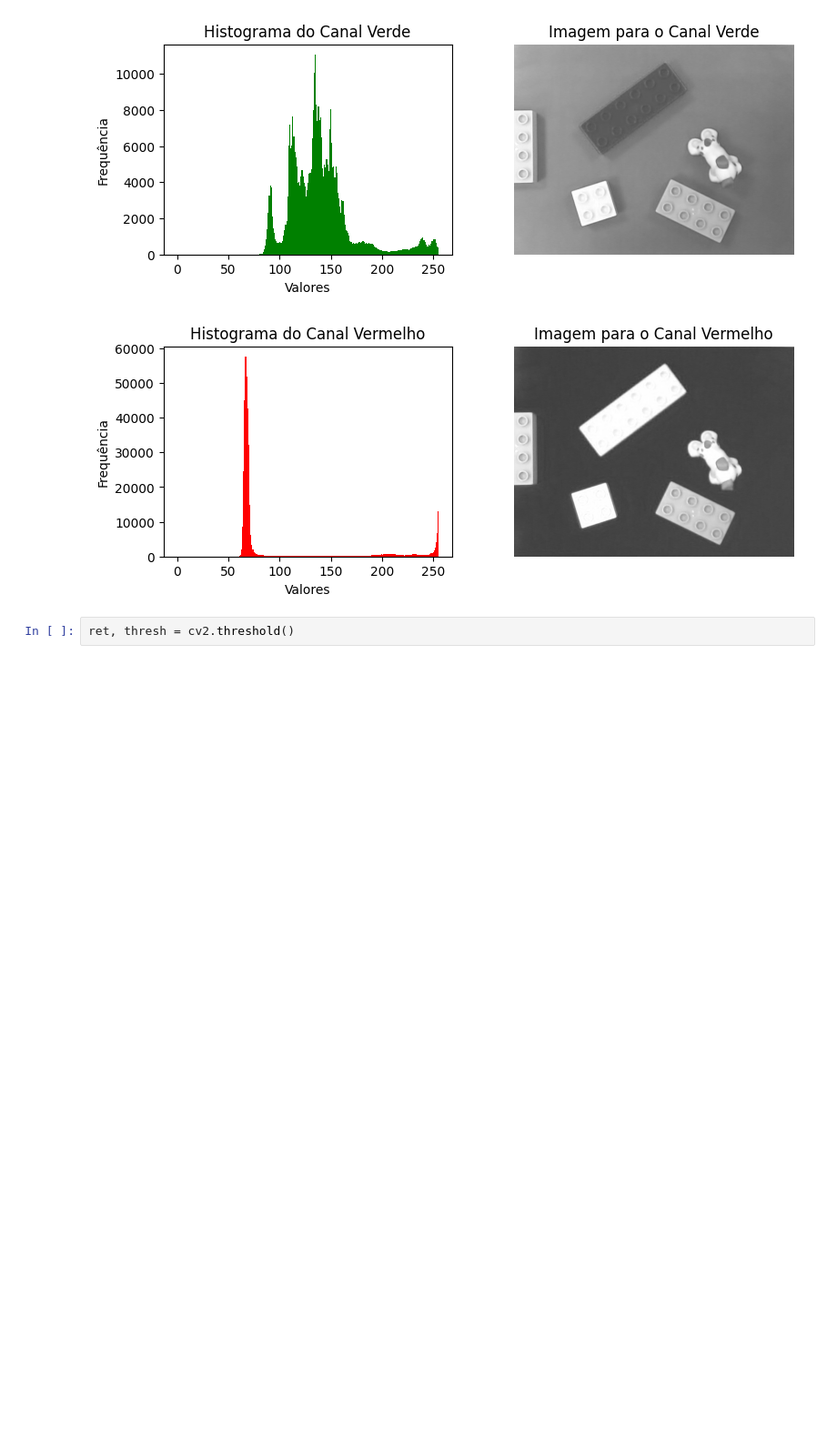
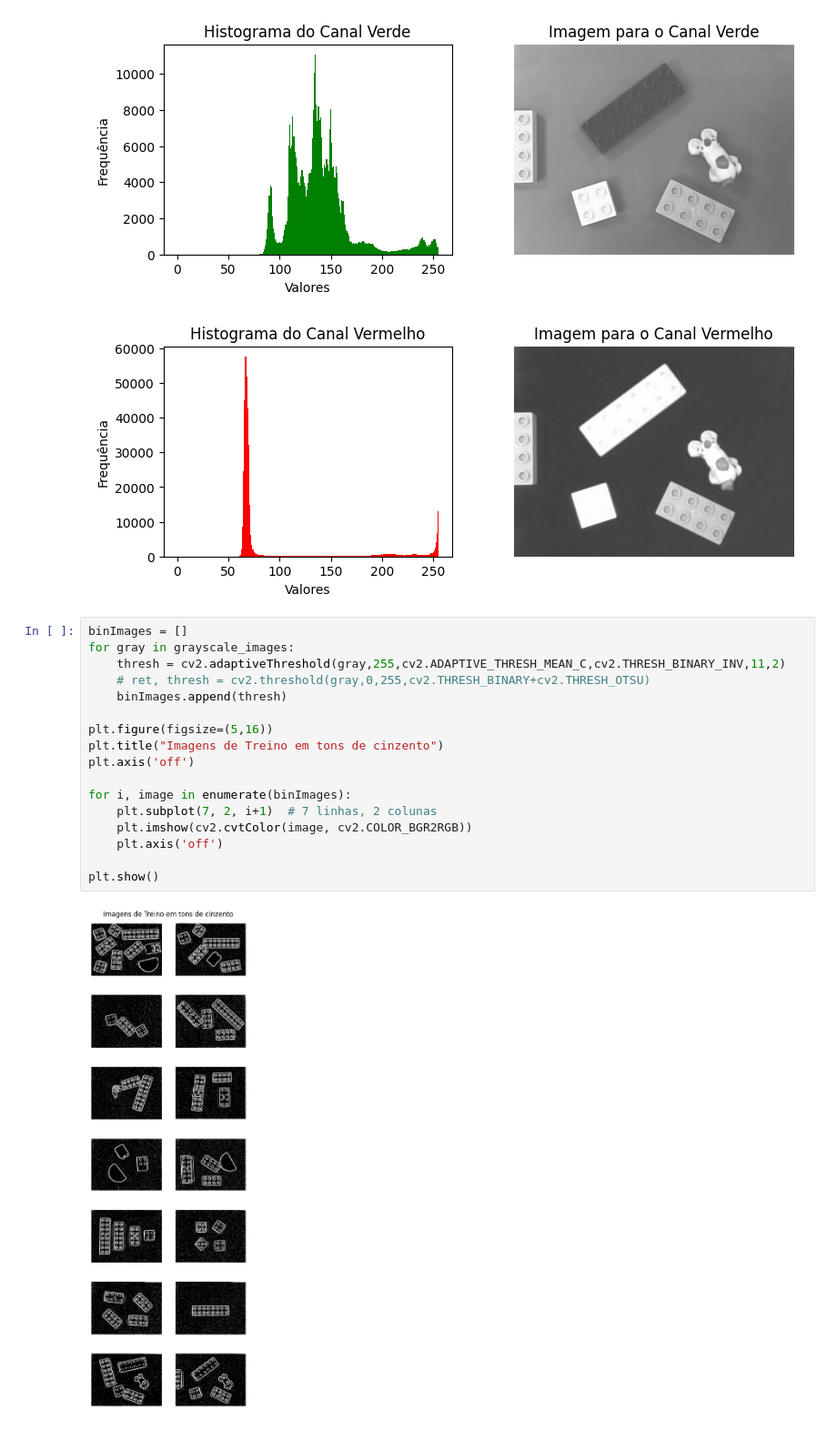
Before and after one commit to LPSD18/PIV, a Jupyter notebook: TP1/PIV_TP1_48328_48168.ipynb, the cells around one changed output. Shown at 91% size. Cells and saved outputs as stored; diff of their text form; blank space fills up the shorter version.

```diff
--- a/TP1/PIV_TP1_48328_48168.ipynb
+++ b/TP1/PIV_TP1_48328_48168.ipynb
@@ -174,5 +178,22 @@ for i,c in enumerate(colorC):
 [figure]
 [figure]
 [figure]
-# %%
-ret, thresh = cv2.threshold()
+# %%
+binImages = []
+for gray in grayscale_images:
+    thresh = cv2.adaptiveThreshold(gray,255,cv2.ADAPTIVE_THRESH_MEAN_C,cv2.THRESH_BINARY_INV,11,2)
+    # ret, thresh = cv2.threshold(gray,0,255,cv2.THRESH_BINARY+cv2.THRESH_OTSU)
+    binImages.append(thresh)
+
+plt.figure(figsize=(5,16))
+plt.title("Imagens de Treino em tons de cinzento")
+plt.axis('off')
+
+for i, image in enumerate(binImages):
+    plt.subplot(7, 2, i+1)  # 7 linhas, 2 colunas
+    plt.imshow(cv2.cvtColor(image, cv2.COLOR_BGR2RGB))
+    plt.axis('off')
+
+plt.show()
+# %% [output]
+[figure, added]
```
Also changed, not shown: parts of 4 cells of this notebook, 4 other files.
